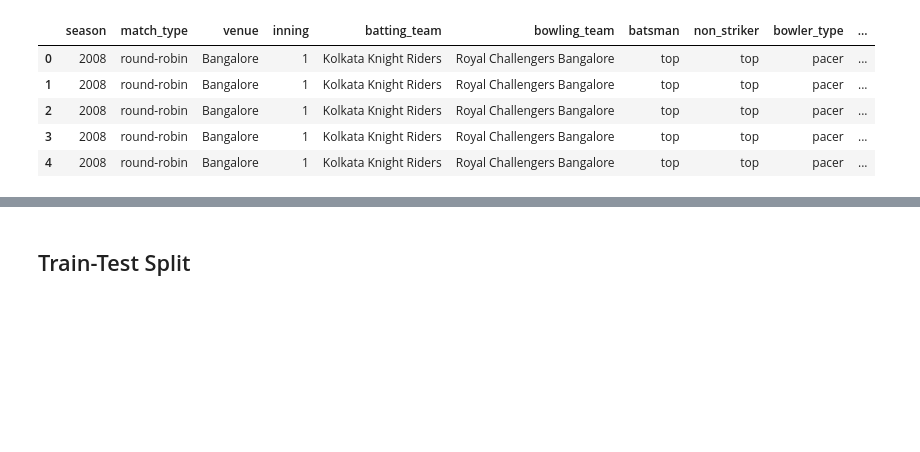
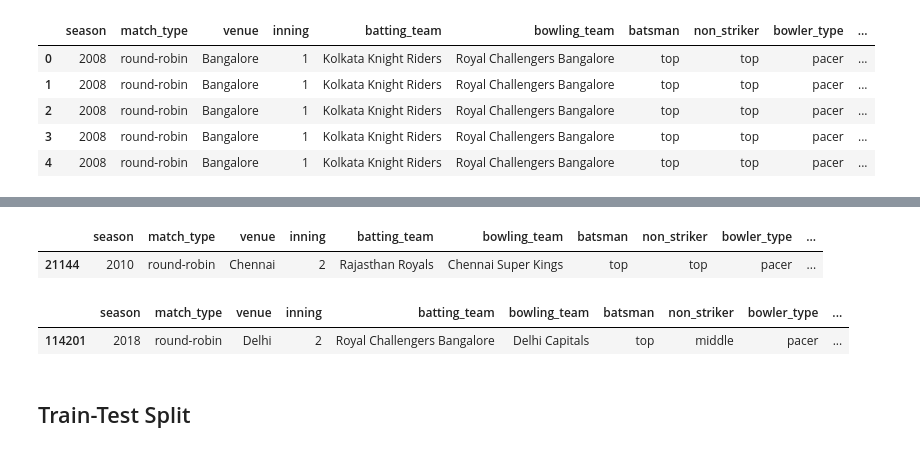
Before and after one commit to TegveerG/IPL-Project, a Jupyter notebook: BallByBallEventPredictor.ipynb, the cells around one changed output, grey strips where cells are left out. Saved outputs shown, nothing was run; the diff lists cells and outputs as text; code cells hidden in the pictures; blank space fills up the shorter version.

```diff
--- a/BallByBallEventPredictor.ipynb
+++ b/BallByBallEventPredictor.ipynb
@@ -686,3 +732,17 @@ df.describe()
+# %%
+# sanity check - get row where runs_left_to_win is max
+
+df.loc[df.runs_left_to_win==df.runs_left_to_win.max()]
+# %% [output]
+|  | season | match_type | venue | inning | batting_team | bowling_team | batsman | non_striker | bowler_type | ... |
+| 21144 | 2010 | round-robin | Chennai | 2 | Rajasthan Royals | Chennai Super Kings | top | top | pacer | ... |
+# %%
+# sanity check - get row where runs_left_to_win is min
+
+df.loc[df.runs_left_to_win==df.runs_left_to_win.min()]
+# %% [output]
+|  | season | match_type | venue | inning | batting_team | bowling_team | batsman | non_striker | bowler_type | ... |
+| 114201 | 2018 | round-robin | Delhi | 2 | Royal Challengers Bangalore | Delhi Capitals | top | middle | pacer | ... |
 # %% [markdown]
 ## Train-Test Split
 # %% [markdown]
```
Also changed, not shown: parts of 35 cells of this notebook, 27 other files.
